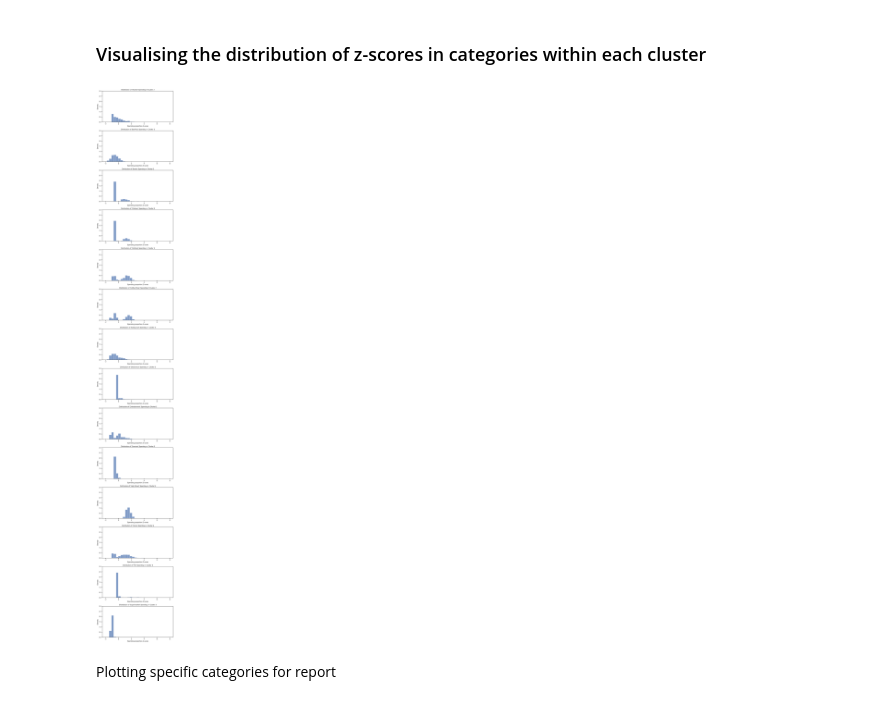
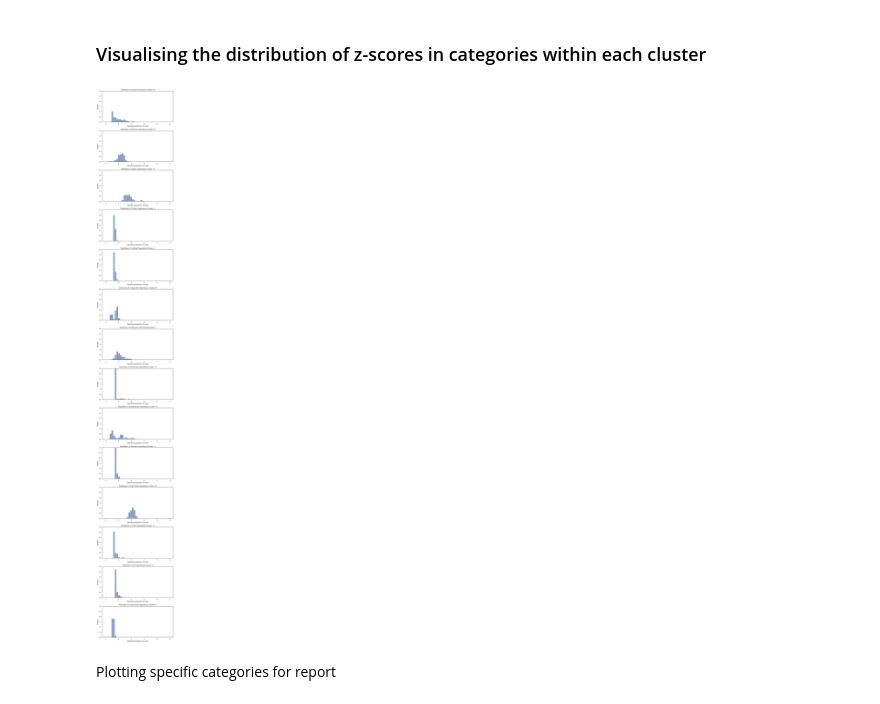
Before and after one commit to UoB-DSMP-2023-24/dsmp-2024-group34, a Jupyter notebook: Categorical Clustering/Dataset_1_Clustering_spending_Z-score_normalisation.ipynb, the cells around one changed output. Cells and saved outputs as stored; diff of their text form; code cells hidden in the pictures.

```diff
--- a/Categorical Clustering/Dataset_1_Clustering_spending_Z-score_normalisation.ipynb
+++ b/Categorical Clustering/Dataset_1_Clustering_spending_Z-score_normalisation.ipynb
@@ -326,2 +240,0 @@ cluster_names = [
-# %%
-spending_data['cluster_name'] = spending_data['cluster_label'].apply(lambda x: cluster_names[x])
@@ -340,33 +241,33 @@ spending_data.describe()
 # %% [markdown]
 ### Visualising the distribution of z-scores in categories within each cluster
 # %%
-cluster = 2
+cluster = 10
 
 cluster_data = spending_data[spending_data['cluster_label'] == cluster]
 
 categories = cluster_data.drop(['Sender account', 'cluster_label'], axis=1).columns
 
 fig, axs = plt.subplots(len(categories), 1, figsize=(8, len(categories)*4))
 
 min_value = cluster_data[categories].min().min()
 max_value = cluster_data[categories].max().max()
 
 num_bins = 20
 
 bin_edges = np.linspace(min_value, max_value, num_bins+1)
 
 for i, category in enumerate(cluster_data.drop(['Sender account', 'cluster_label'], axis=1).columns):
 
     axs[i].hist(cluster_data[category], bins=bin_edges, density=True, alpha=0.7)
     axs[i].set_title(f"Distribution of '{category}' Spending in Cluster {cluster}")
     axs[i].set_xlabel('Spending proportion Z-score')
     axs[i].set_ylabel('Density')
     axs[i].set_xlim(-2.5, 8.5)
     axs[i].set_ylim(0, 3)
 plt.tight_layout()
 plt.show()
 # %% [output]
-[figure, old version]
+[figure, new version]
 # %% [markdown]
 Plotting specific categories for report
 # %%
```
Also changed, not shown: parts of 39 cells of this notebook, 1 other file.
